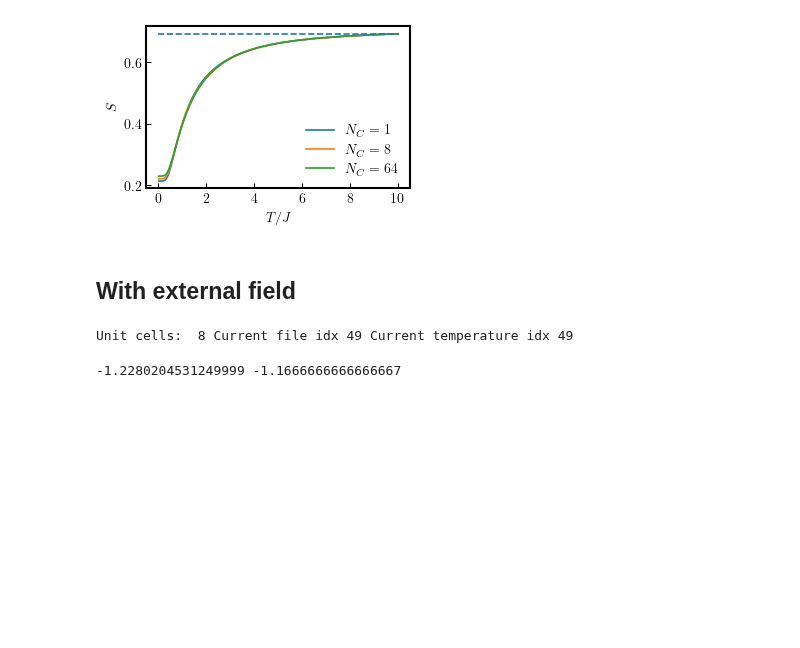
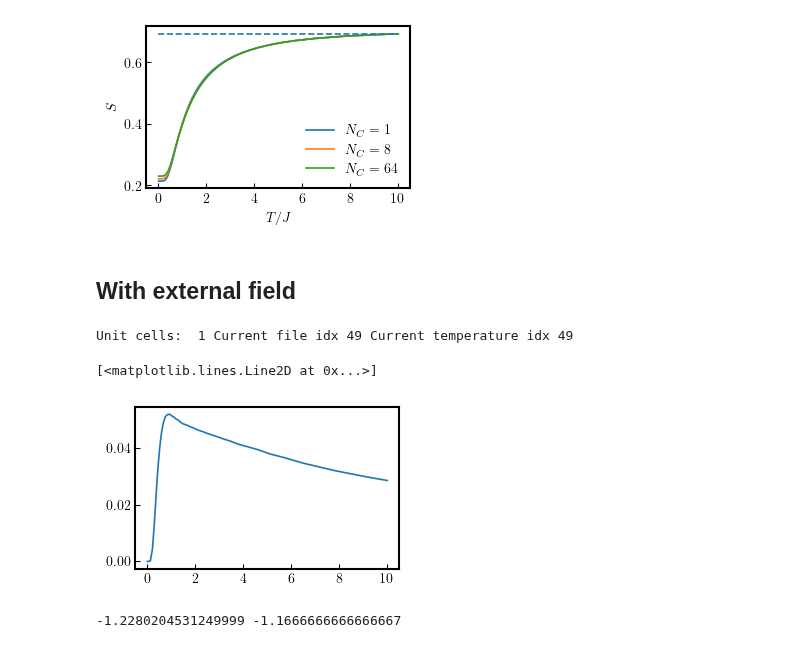
Before and after one commit to Alejo-Costa-Duran/ParallelTempering, a Jupyter notebook: dataAnalysis.ipynb, the cells around one changed output. Drawn from its saved outputs; the diff is of its cells as text; code cells hidden in the pictures; blank space fills up the shorter version.

```diff
--- a/dataAnalysis.ipynb
+++ b/dataAnalysis.ipynb
@@ -237,9 +237,14 @@ figEntropy.savefig("./fig_chHypModels_entropy37.eps",format = 'eps',dpi=800, bbo
 # %% [markdown]
 ## With external field
 # %%
-corr8, e8,m8,cv8,cverr8, t8 = process_data("../PT-Data/05Field/DatosN8Proceso",50,24*8,-1)
+corr8, e8,m8,cv8,cverr8, t8 = process_data("../PT-Data/05Field/DatosN1Proceso",50,24*1,-1)
 # %% [output]
-Unit cells:  8 Current file idx 49 Current temperature idx 49
+Unit cells:  1 Current file idx 49 Current temperature idx 49
+# %%
+plt.plot(t8,m8)
+# %% [output]
+[<matplotlib.lines.Line2D at 0x...>]
+[figure, added]
 # %%
 print(e8[0],e64[0])
 # %% [output]
```
Also changed, not shown: 7 other files.
